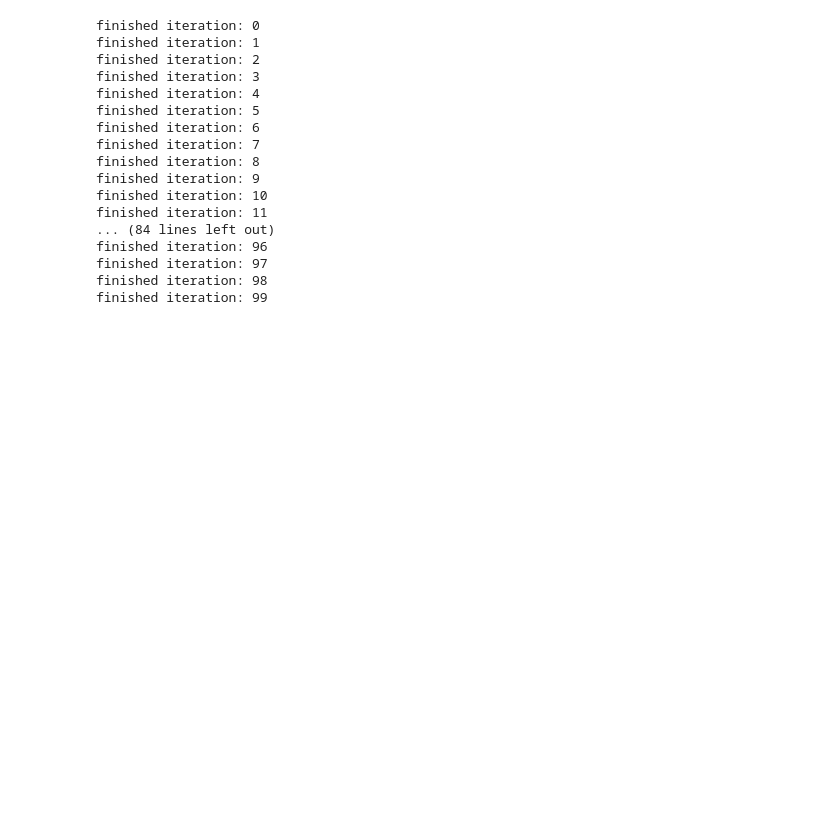
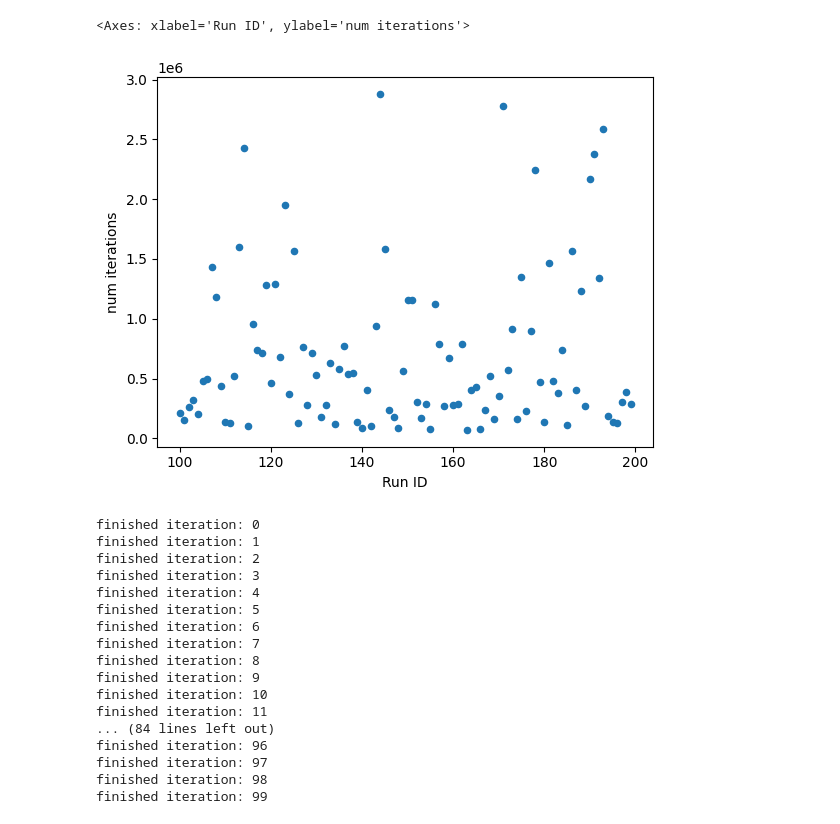
Before and after one commit to MichelFaloughi/bachelor-project, a Jupyter notebook: main.ipynb, the cells around one changed output. Saved outputs shown, nothing was run; the diff lists cells and outputs as text; code cells hidden in the pictures; blank space fills up the shorter version.

```diff
--- a/main.ipynb
+++ b/main.ipynb
@@ -1,3 +70,16 @@
+# %%
+import pandas as pd
+import matplotlib.pyplot as plt
+
+df = pd.read_excel('num_iterations_it_takes.xlsx')
+
+# print(df.to_string())
+
+# Assuming you have a DataFrame named df with columns 'x' and 'y'
+df.plot(x='Run ID', y='num iterations', kind='scatter')  # Scatter plot
+# %% [output]
+<Axes: xlabel='Run ID', ylabel='num iterations'>
+[figure, added]
 # %%
 from ParticleSystem import ParticleSystem
 import pandas as pd
```
Also changed, not shown: parts of 3 cells of this notebook, 3 other files.
